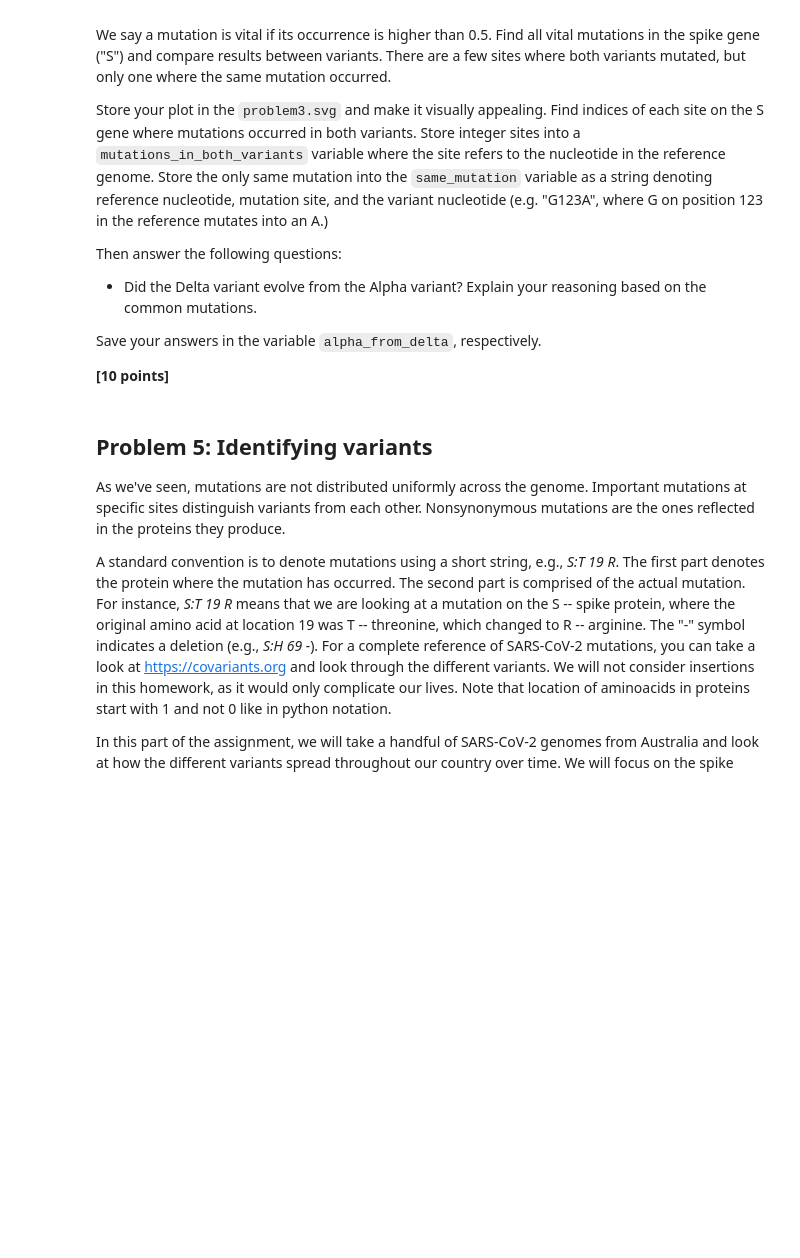
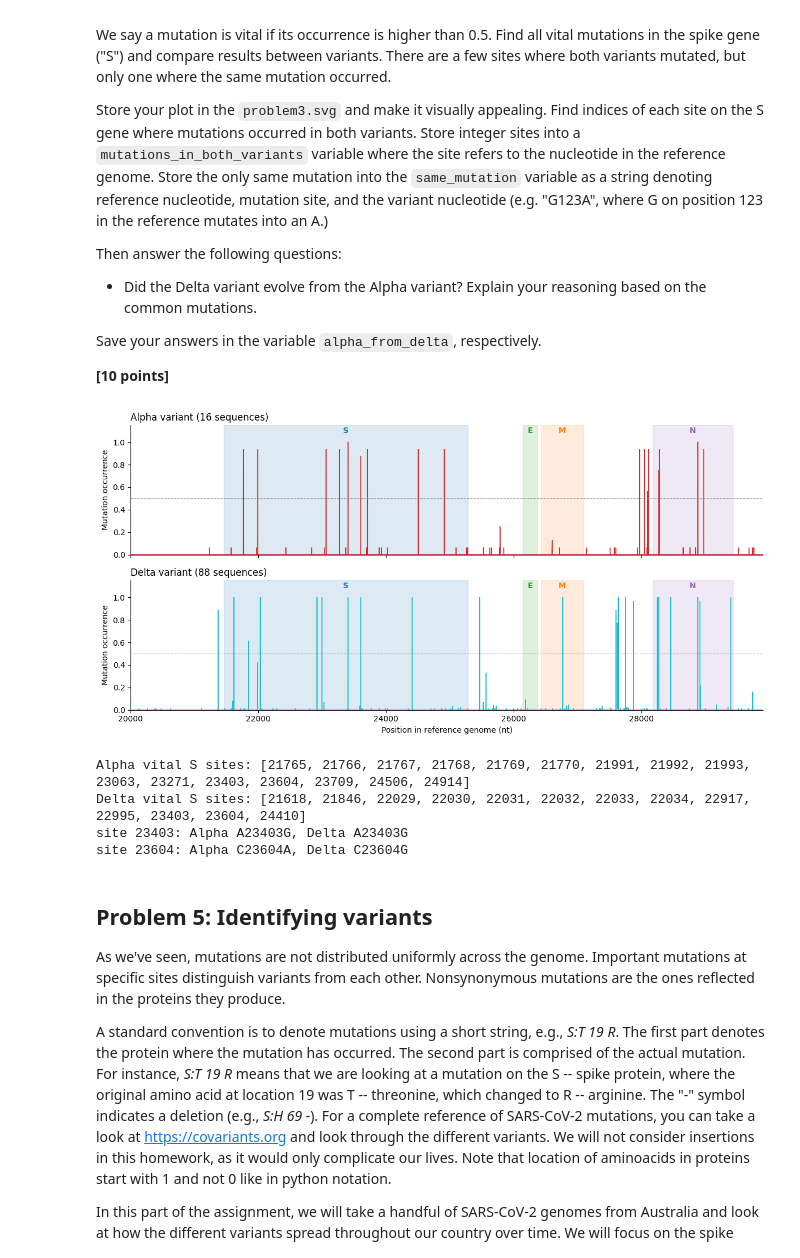
Before and after one commit to SivaCantCode/assign_viral_evo, a Jupyter notebook: viral_evo_workbook.ipynb, the cells around one changed output. Saved outputs shown, nothing was run; the diff lists cells and outputs as text; code cells hidden in the pictures; blank space fills up the shorter version.

```diff
--- a/viral_evo_workbook.ipynb
+++ b/viral_evo_workbook.ipynb
@@ -346,4 +346,77 @@ delta_variants =  ["EPI_ISL_1904460", "EPI_ISL_1904466", "EPI_ISL_1904469", "EPI
                    "EPI_ISL_7748623", "EPI_ISL_7748687", "EPI_ISL_7621974", "EPI_ISL_8901160", "EPI_ISL_10116719",
                    "EPI_ISL_8901318", "EPI_ISL_8901337", "EPI_ISL_10116652", "EPI_ISL_8900986", "EPI_ISL_8901124",
                    "EPI_ISL_8901168", "EPI_ISL_8901097", "EPI_ISL_10116931"]
+# %%
+genomes = {record.id.split("|")[0]: str(record.seq).upper()
+           for record in SeqIO.parse("data/p1-sars-cov-2-variants.fasta", "fasta")}
+reference = np.array(list(genomes["NC_045512.2"]))
+
+
+def mutation_frequency(ids):
+    seqs = np.array([list(genomes[i]) for i in ids])
+    mutated = (seqs != reference) & np.isin(seqs, list("ACGT-"))
+    mutated[:, reference == "-"] = False
+
+    # gaps at the very start or end are unsequenced ends not deletions
+    for row, seq in enumerate(ids):
+        start = len(genomes[seq]) - len(genomes[seq].lstrip("-"))
+        end = len(genomes[seq].rstrip("-"))
+        mutated[row, :start] = False
+        mutated[row, end:] = False
+
+    return mutated.mean(axis=0), seqs
+
+
+alpha_freq, alpha_seqs = mutation_frequency(alpha_variants)
+delta_freq, delta_seqs = mutation_frequency(delta_variants)
+
+# plot everything past 20000 nt with the genes shaded
+positions = np.arange(1, len(reference) + 1)
+window = positions > 20000
+gene_colors = {"S": "tab:blue", "E": "tab:green", "M": "tab:orange", "N": "tab:purple"}
+
+fig, axes = plt.subplots(2, 1, figsize=(12, 6), sharex=True, sharey=True)
+for ax, name, freq, n_seqs, color in [(axes[0], "Alpha", alpha_freq, len(alpha_seqs), "tab:red"),
+                                      (axes[1], "Delta", delta_freq, len(delta_seqs), "tab:cyan")]:
+    for gene, (start, end) in gene_locations.items():
+        ax.axvspan(start, end, color=gene_colors[gene], alpha=0.15)
+        ax.text((start + end) / 2, 1.08, gene, ha="center", fontweight="bold",
+                color=gene_colors[gene])
+    ax.plot(positions[window], freq[window], color=color, linewidth=1)
+    ax.axhline(0.5, color="grey", linestyle="--", linewidth=0.8)
+    ax.set_ylim(0, 1.15)
+    ax.set_ylabel("Mutation occurrence")
+    ax.set_title(f"{name} variant ({n_seqs} sequences)", loc="left")
+    ax.spines[["top", "right"]].set_visible(False)
+
+axes[-1].set_xlabel("Position in reference genome (nt)")
+axes[-1].set_xlim(20000, len(reference))
+fig.tight_layout()
+fig.savefig("problem3.svg")
+plt.show()
+
+# vital (> 0.5) mutations inside the spike gene
+s_start, s_end = gene_locations["S"]
+in_spike = (positions >= s_start) & (positions <= s_end)
+alpha_sites = set(positions[in_spike & (alpha_freq > 0.5)].tolist())
+delta_sites = set(positions[in_spike & (delta_freq > 0.5)].tolist())
+print("Alpha vital S sites:", sorted(alpha_sites))
+print("Delta vital S sites:", sorted(delta_sites))
+
+
+def most_common_base(seqs, site):
+    bases, counts = np.unique(seqs[:, site - 1], return_counts=True)
+    return bases[counts.argmax()]
+
+
+for site in sorted(alpha_sites & delta_sites):
+    ref_nt = reference[site - 1]
+    print(f"site {site}: Alpha {ref_nt}{site}{most_common_base(alpha_seqs, site)}, "
+          f"Delta {ref_nt}{site}{most_common_base(delta_seqs, site)}")
+# %% [output]
+[figure, added]
+Alpha vital S sites: [21765, 21766, 21767, 21768, 21769, 21770, 21991, 21992, 21993, 23063, 23271, 23403, 23604, 23709, 24506, 24914]
+Delta vital S sites: [21618, 21846, 22029, 22030, 22031, 22032, 22033, 22034, 22917, 22995, 23403, 23604, 24410]
+site 23403: Alpha A23403G, Delta A23403G
+site 23604: Alpha C23604A, Delta C23604G
 # %%
```
Also changed, not shown: parts of 3 cells of this notebook, 3 other files.
